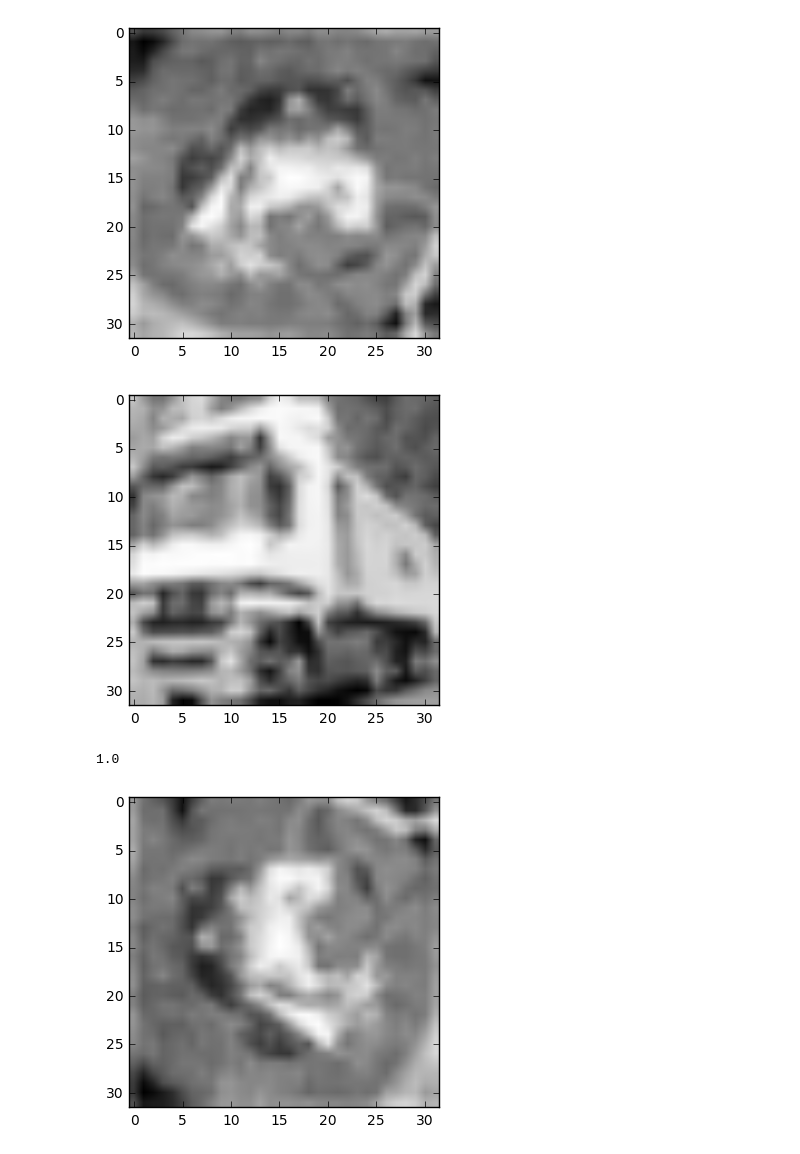
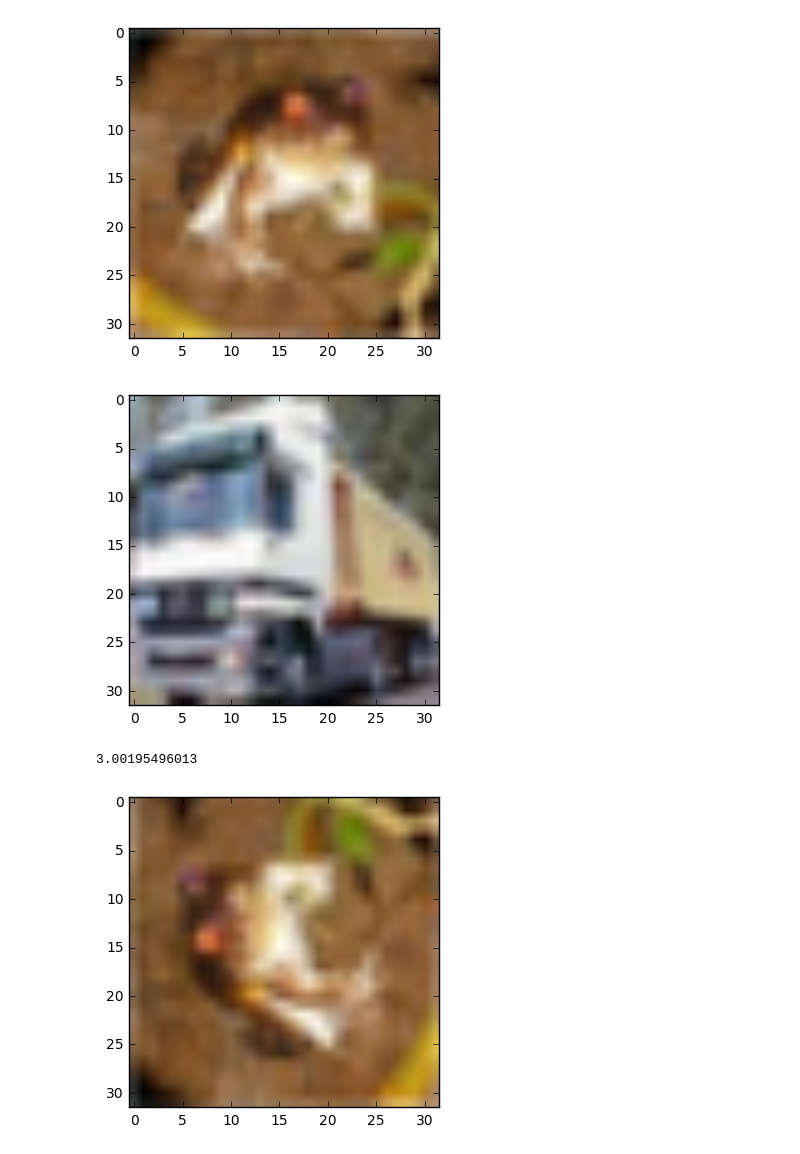
Before and after one commit to scelesticsiva/Neural-Networks-for-Image-Compression, a Jupyter notebook: SSIM.ipynb, the cells around one changed output. Cells and saved outputs as stored; diff of their text form; code cells hidden in the pictures.

Commit message:
SSIM metric updated for color images

```diff
--- a/SSIM.ipynb
+++ b/SSIM.ipynb
@@ -45,17 +45,17 @@ for iter_i,row in enumerate(cifar10_dataset_generator('train',1,10)):
     if iter_i == 2:
         break
 # %%
-image = np.reshape(image_1,(32,32,3))
-image_1 = (0.299*image[:,:,0] + 0.587*image[:,:,1] + 0.114*image[:,:,2])/255
-image = np.reshape(image_2,(32,32,3))
-image_2 = (0.299*image[:,:,0] + 0.587*image[:,:,1] + 0.114*image[:,:,2])/255
-plt.imshow(image_1,cmap = cm.Greys_r)
+image_1 = np.reshape(image_1,(32,32,3))
+#image_1 = (0.299*image[:,:,0] + 0.587*image[:,:,1] + 0.114*image[:,:,2])/255
+image_2 = np.reshape(image_2,(32,32,3))
+#image_2 = (0.299*image[:,:,0] + 0.587*image[:,:,1] + 0.114*image[:,:,2])/255
+plt.imshow(image_1)
 plt.show()
-plt.imshow(image_2,cmap = cm.Greys_r)
+plt.imshow(image_2)
 plt.show()
 # %% [output]
-[figure, old version]
+[figure, new version]
-[figure, old version]
+[figure, new version]
 # %%
 image_rot = np.rot90(image_1)
 l_ = l_x_y(image_1,image_rot,0.0001)
@@ -65,8 +65,8 @@ print(l_*c_*s_)
 plt.imshow(image_rot,cmap = cm.Greys_r)
 plt.show()
 # %% [output]
-1.0
+3.00195496013
-[figure, old version]
+[figure, new version]
 # %%
 #luminance computation
 def l_x_y(x,y,C1):
```
Also changed, not shown: parts of 2 cells of this notebook.
